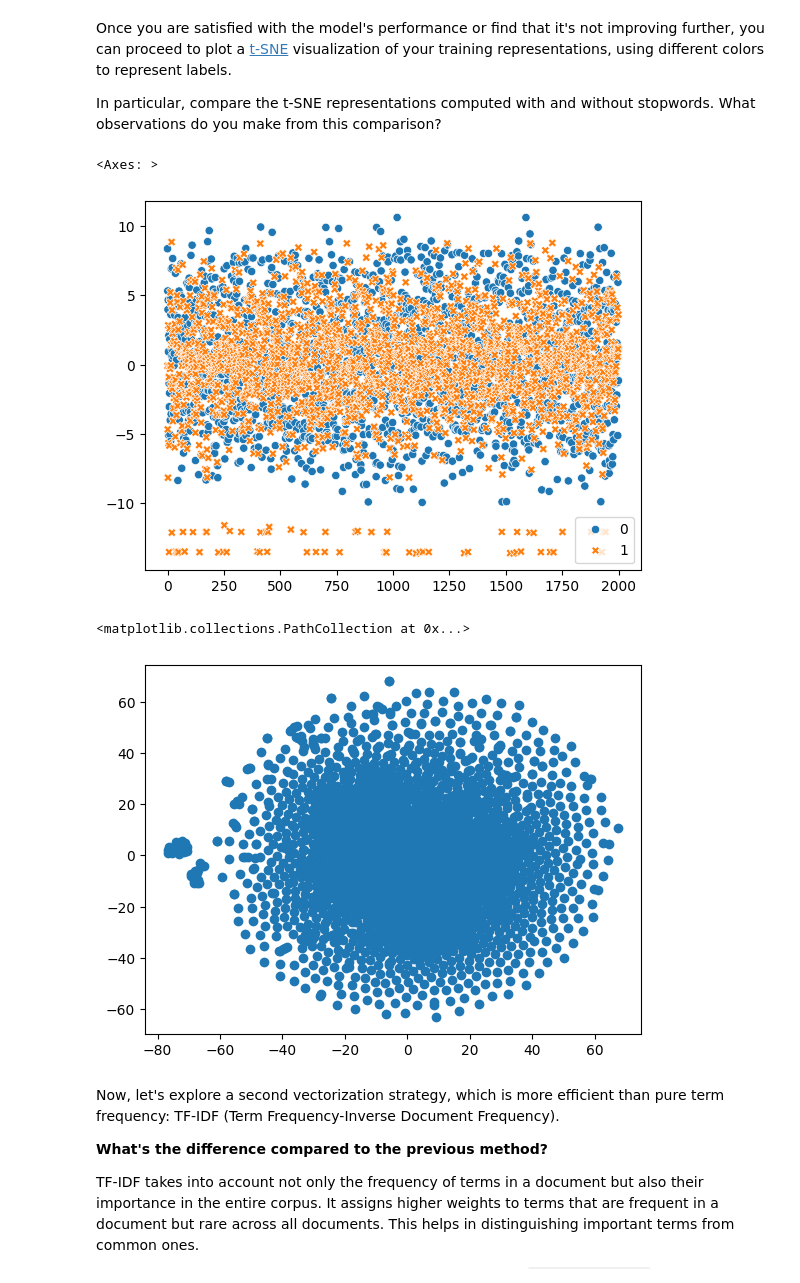
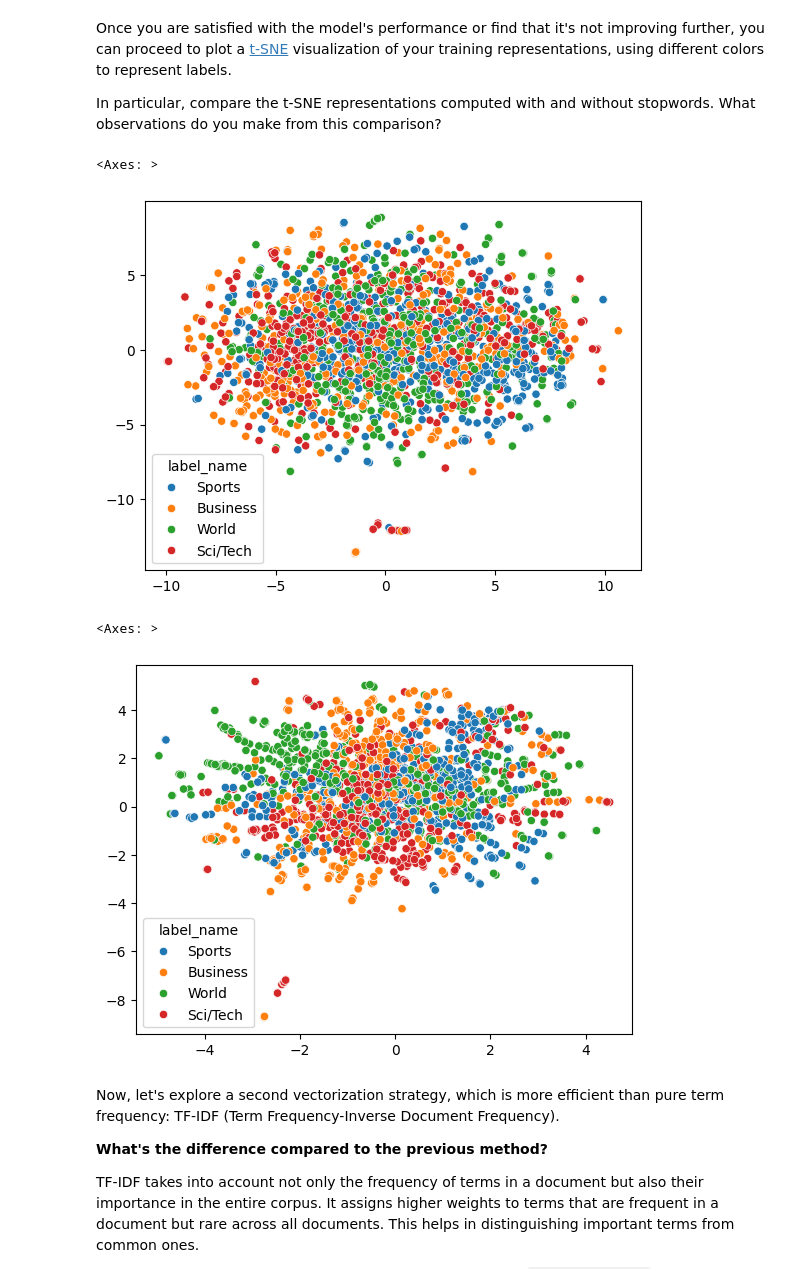
Before and after one commit to MaxMosh/AIF, a Jupyter notebook: nlp/AIF_nlp.ipynb, the cells around one changed output. Cells and saved outputs as stored; diff of their text form; code cells hidden in the pictures.

```diff
--- a/nlp/AIF_nlp.ipynb
+++ b/nlp/AIF_nlp.ipynb
@@ -322,15 +322,15 @@ train_count_matrix = vectorizer.fit_transform(traindf["text"])
 tsne = TSNE(n_components=2, init='random')
 X_tsne2 = tsne.fit_transform(train_count_matrix.toarray())
 # %%
-sns.scatterplot((X_tsne1[:,0], X_tsne1[:,1]), hue=traindf["label"])
+sns.scatterplot(x = X_tsne1[:,0], y = X_tsne1[:,1], hue=traindf["label_name"])
 # %% [output]
 <Axes: >
-[figure, old version]
+[figure, new version]
 # %%
-plt.scatter(X_tsne2[:,0], X_tsne2[:,1])
+sns.scatterplot(x = X_tsne2[:,0], y = X_tsne2[:,1], hue=traindf["label_name"])
 # %% [output]
-<matplotlib.collections.PathCollection at 0x...>
+<Axes: >
-[figure, old version]
+[figure, new version]
 # %% [markdown]
 Now, let's explore a second vectorization strategy, which is more efficient than pure term frequency: TF-IDF (Term Frequency-Inverse Document Frequency).
 
```
Also changed, not shown: parts of 5 cells of this notebook.
